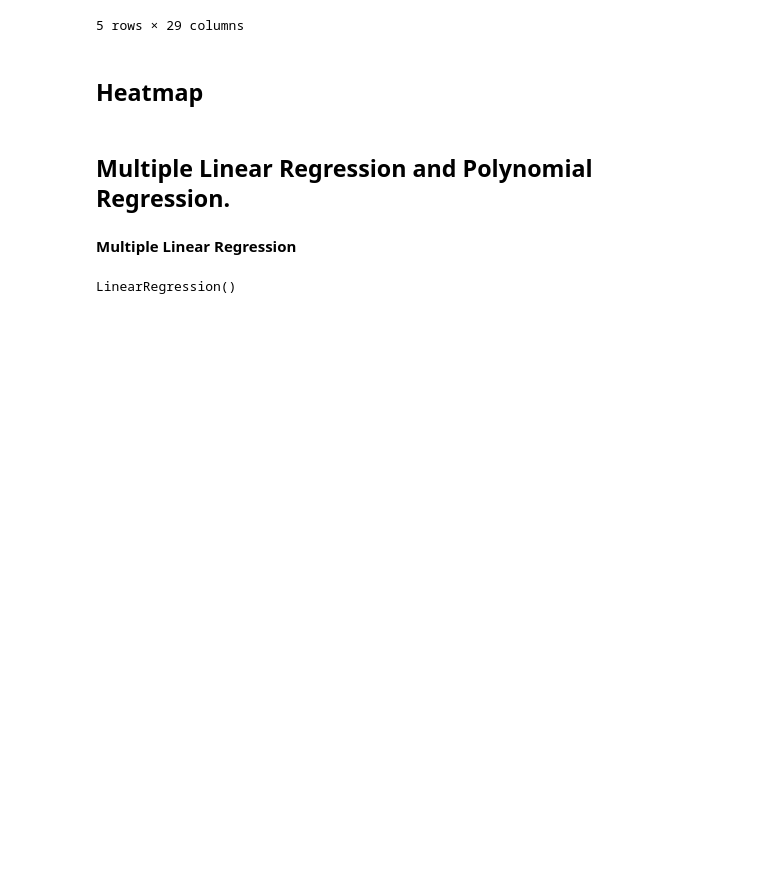
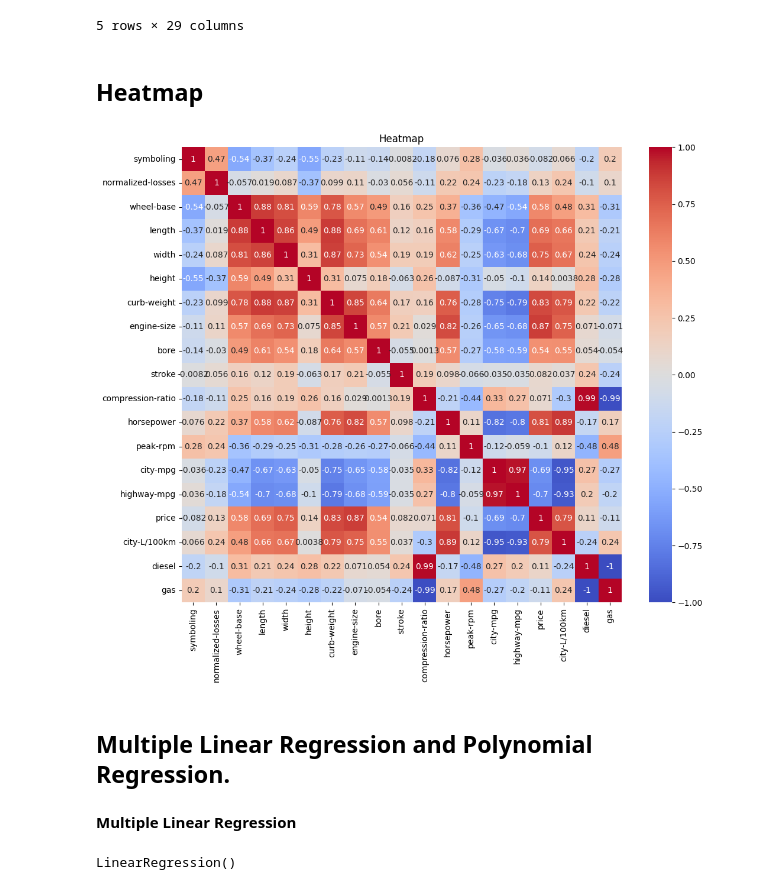
Before and after one commit to jennermaxim/data-warehousing-and-data-mining, a Jupyter notebook: mlr_poly.ipynb, the cells around one changed output. Cells and saved outputs as stored; diff of their text form; code cells hidden in the pictures; blank space fills up the shorter version.

Commit message:
Add the Heatmap in the mlr_poly.ipynb file

```diff
--- a/mlr_poly.ipynb
+++ b/mlr_poly.ipynb
@@ -15,6 +15,15 @@ df.head()
 5 rows × 29 columns
 # %% [markdown]
 <h2> Heatmap</h2>
+# %%
+import seaborn as sns
+
+plt.figure(figsize=(width, height))
+sns.heatmap(df.select_dtypes(include=[np.number]).corr(), annot=True, cmap='coolwarm')
+plt.title('Heatmap')
+plt.show()
+# %% [output]
+[figure, added]
 # %% [markdown]
 <h2> Multiple Linear Regression and Polynomial Regression. </h2>
 # %% [markdown]
```
Also changed, not shown: parts of 2 cells of this notebook, 1 other file.
